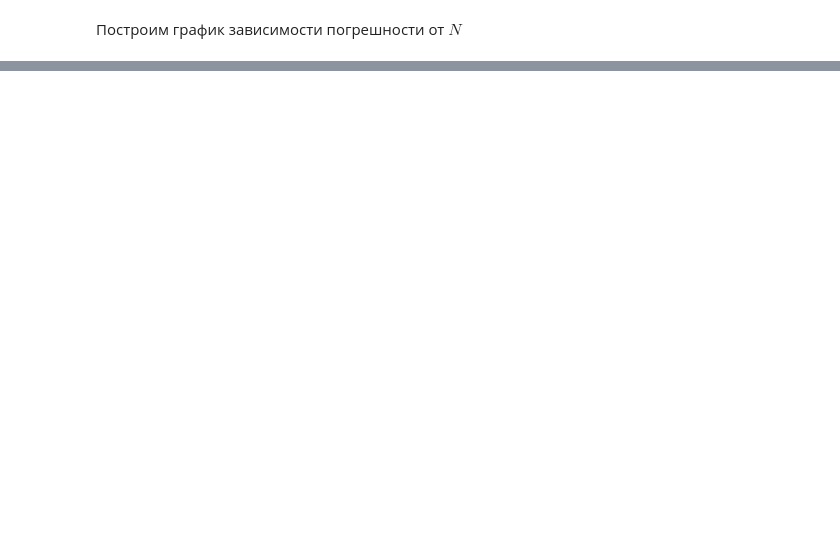
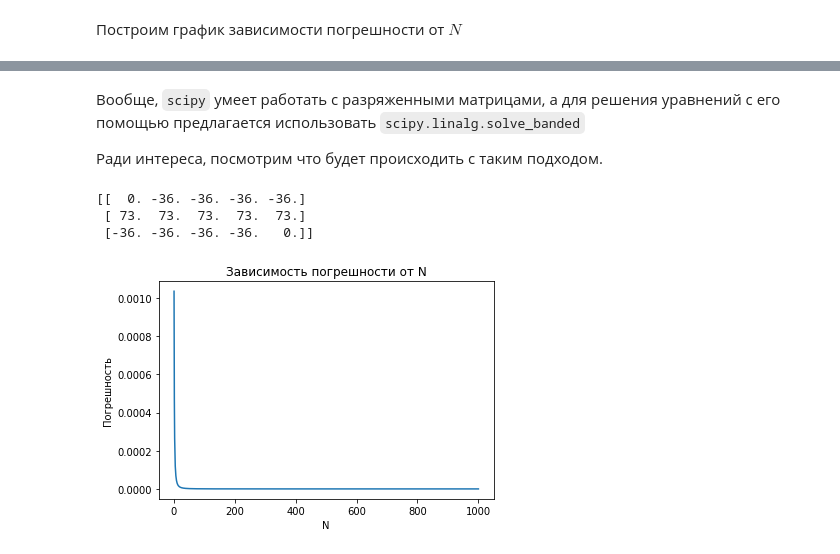
Before and after one commit to Igor-Tukh/numerical-methods, a Jupyter notebook: hw05/hw05.ipynb, the cells around one changed output, grey strips where cells are left out. Cells and saved outputs as stored; diff of their text form; code cells hidden in the pictures; blank space fills up the shorter version.

```diff
--- a/hw05/hw05.ipynb
+++ b/hw05/hw05.ipynb
@@ -179,0 +201,38 @@ build_plot(Ns, [np.amax(np.abs(get_u_vector_tridiagonal_algo_solver(N) - get_u_v
+# %% [markdown]
+Вообще, `scipy` умеет работать с разряженными матрицами, а для решения уравнений с его помощью предлагается использовать `scipy.linalg.solve_banded`
+
+Ради интереса, посмотрим что будет происходить с таким подходом.
+# %%
+from scipy.linalg import solve_banded
+
+def get_ab(A, N):
+    ab = [[0 for _ in range(N)] for _ in range(3)]
+
+    for i in range(N):
+        if i != 0:
+            ab[0][i] = A[i - 1][i]
+        ab[1][i] = A[i][i]
+        if i != N - 1:
+            ab[2][i] = A[i + 1][i]
+
+    return np.array(ab)
+
+def get_u_vector_banded_solver(N):
+    A = get_A(N)
+    ab = get_ab(A, N)
+    b = get_b(N)
+    return solve_banded((1, 1), ab, b)
+# %%
+N = 5
+A = get_A(N)
+print(get_ab(A, N))
+# %% [output]
+[[  0. -36. -36. -36. -36.]
+ [ 73.  73.  73.  73.  73.]
+ [-36. -36. -36. -36.   0.]]
+# %%
+Ns = range(1, 1001)
+build_plot(Ns, [np.amax(np.abs(get_u_vector_banded_solver(N) - get_u_vector(N))) for N in Ns],
+           'N', 'Погрешность', 'Зависимость погрешности от N')
+# %% [output]
+[figure, added]
```
Also changed, not shown: parts of 15 cells of this notebook, 1 other file.
